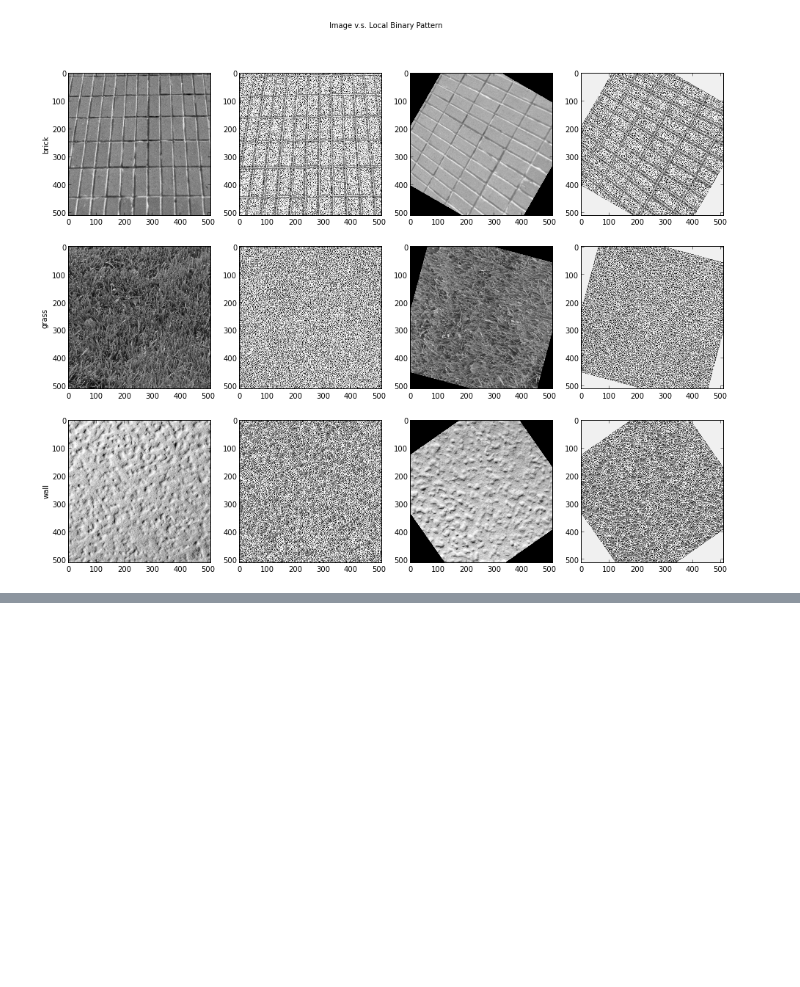
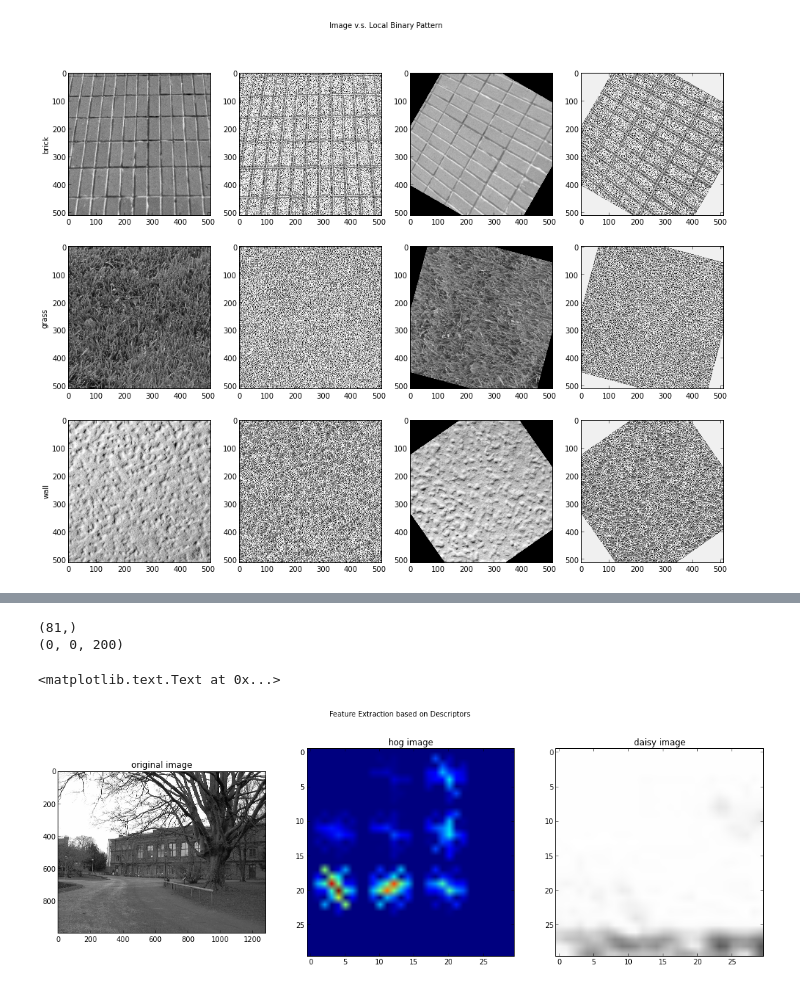
Before and after one commit to dolaameng/tutorials, a Jupyter notebook: cv-tutorials/BASIC_Image_processing_and_feature_extraction.ipynb, the cells around one changed output, grey strips where cells are left out. Drawn from its saved outputs; the diff is of its cells as text; code cells hidden in the pictures; blank space fills up the shorter version.

```diff
--- a/cv-tutorials/BASIC_Image_processing_and_feature_extraction.ipynb
+++ b/cv-tutorials/BASIC_Image_processing_and_feature_extraction.ipynb
@@ -404,0 +459,30 @@ LBP: wall vs wall = 0.0110025
+# %%
+## HOG and DAISY LOCAL REGION Feature Extractions
+
+from skimage import io, color
+from skimage import feature
+
+img = color.rgb2gray(io.imread('data/python-cv/Univ1.jpg'))
+
+## HOG
+hog_feats, hog_img = feature.hog(img[100:130, 100:130], visualise=True, normalise=True)
+print hog_feats.shape
+
+## Daisy
+daisy_feats, daisy_img = feature.daisy(img[100:130, 100:130], visualize=True)
+print daisy_feats.shape
+
+
+fig, axes = subplots(nrows = 1, ncols = 3, figsize = (3 * 6, 6))
+fig.suptitle('Feature Extraction based on Descriptors')
+axes[0].imshow(img)
+axes[0].set_title('original image')
+axes[1].imshow(hog_img, cmap=cm.jet)
+axes[1].set_title('hog image')
+axes[2].imshow(daisy_img)
+axes[2].set_title('daisy image')
+# %% [output]
+(81,)
+(0, 0, 200)
+<matplotlib.text.Text at 0x...>
+[figure, added]
```
Also changed, not shown: parts of 7 cells of this notebook, 1 other file.
